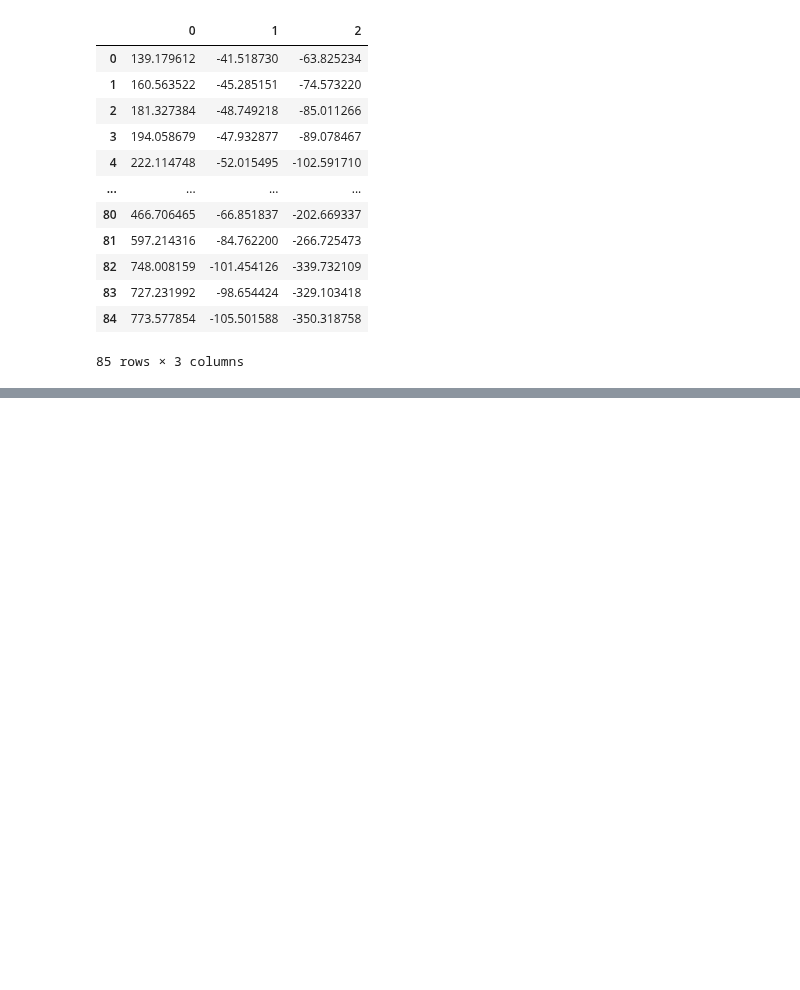
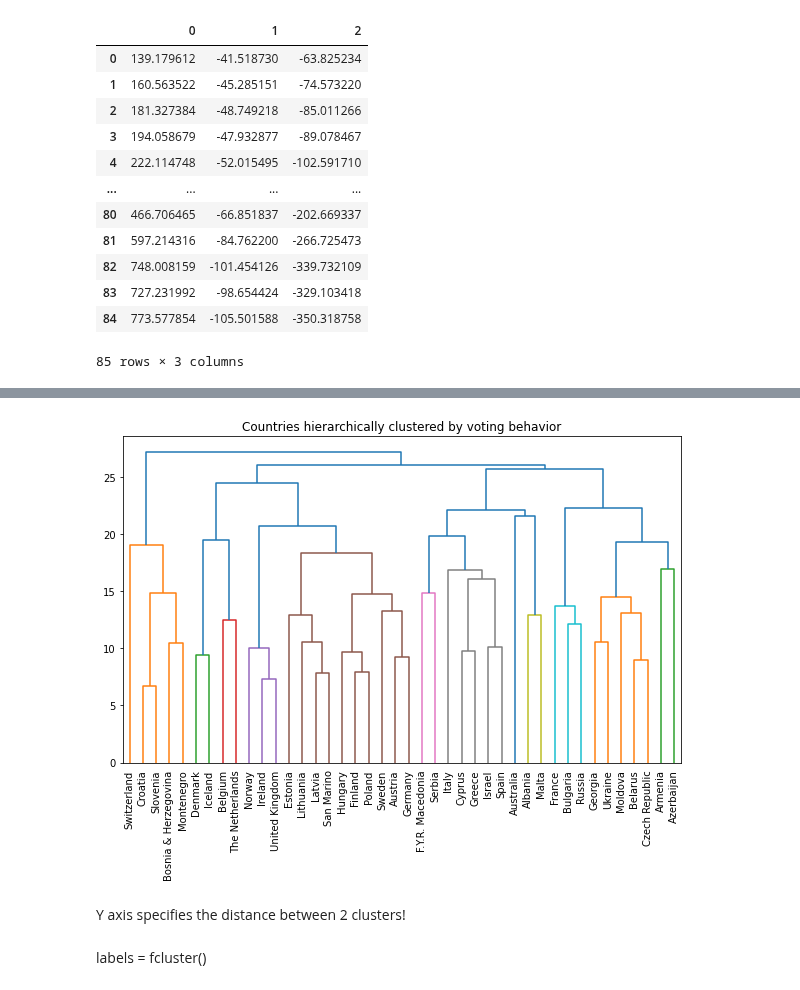
Before and after one commit to rmarinplana/personalProjects, a Jupyter notebook: unsupervised_learning_study.ipynb, the cells around one changed output, grey strips where cells are left out. Drawn from its saved outputs; the diff is of its cells as text; code cells hidden in the pictures; blank space fills up the shorter version.

Commit message:
Add k-means, hierarchical to unsupervised learning

```diff
--- a/unsupervised_learning_study.ipynb
+++ b/unsupervised_learning_study.ipynb
@@ -230,0 +335,3 @@ pd.DataFrame(pca_fish)
+# %%
+eurovision = pd.read_csv("datasets/eurovision_2016.csv")
+eurovision.head(10)
@@ -230,0 +350,3 @@ pd.DataFrame(pca_fish)
+# %%
+eurovision_ct = pd.crosstab(index=eurovision["From country"], columns=eurovision["To country"], values=eurovision["Televote Points"], aggfunc=sum)
+eurovision_ct.head()
@@ -230,0 +362,20 @@ pd.DataFrame(pca_fish)
+# %%
+eurovision_ct = eurovision_ct.replace(np.nan, 5)
+# %%
+# Perform the necessary imports
+from scipy.cluster.hierarchy import linkage, dendrogram, fcluster
+
+# Calculate the linkage: mergings
+mergings = linkage(eurovision_ct, method="complete")
+
+# Plot the dendrogram, using varieties as labels
+fig, ax = plt.subplots(figsize=(10, 6))
+plt.title("Countries hierarchically clustered by voting behavior")
+dendrogram(mergings, labels=eurovision_ct.index, leaf_rotation=90, leaf_font_size=10)
+plt.show()
+# %% [output]
+[figure, added]
+# %% [markdown]
+Y axis specifies the distance between 2 clusters!
+# %% [markdown]
+labels = fcluster()
```
Also changed, not shown: parts of 11 cells of this notebook.
